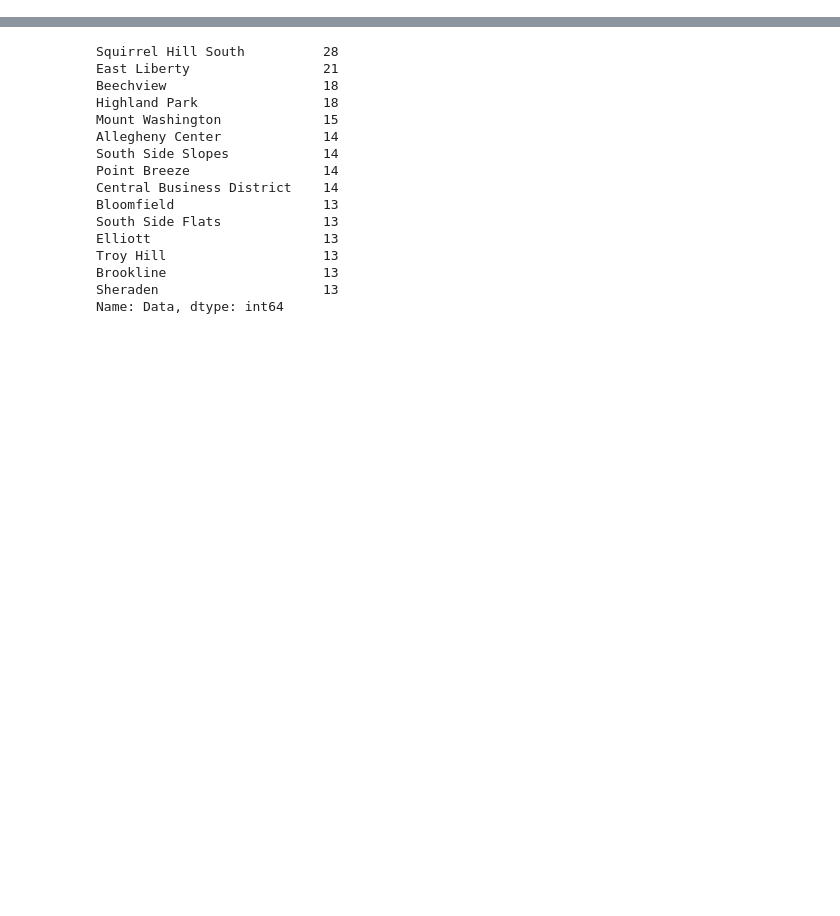
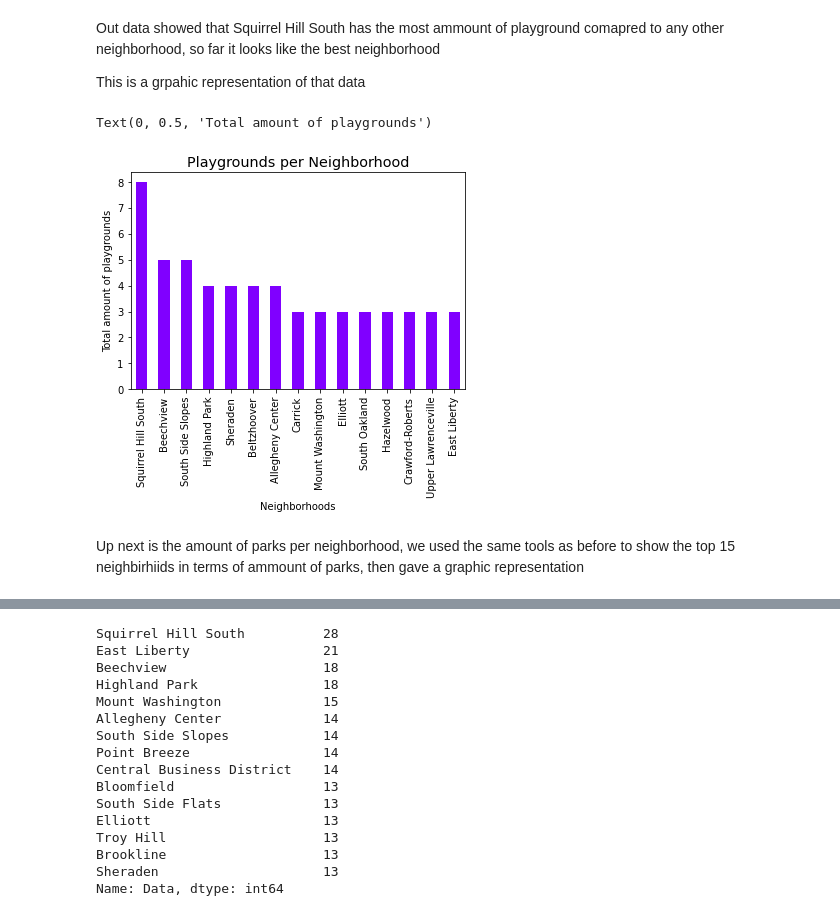
Before and after one commit to jharryking/The-best-neighborhood-in-Pittsburgh, a Jupyter notebook: Final Project.ipynb, the cells around one changed output, grey strips where cells are left out. Drawn from its saved outputs; the diff is of its cells as text; code cells hidden in the pictures; blank space fills up the shorter version.

```diff
--- a/Final Project.ipynb
+++ b/Final Project.ipynb
@@ -7,0 +42,15 @@ dataWater = pd.read_csv('https://data.wprdc.org/datastore/dump/513290a6-2bac-4e4
+# %% [markdown]
+Out data showed that Squirrel Hill South has the most ammount of playground comapred to any other neighborhood, so far it looks like the best neighborhood
+
+This is a grpahic representation of that data
+# %%
+dataPlaygrounds['neighborhood'].value_counts()[:15].plot.bar(colormap = "rainbow")
+plt.style.use('classic')
+plt.title('Playgrounds per Neighborhood')
+plt.xlabel('Neighborhoods')
+plt.ylabel('Total amount of playgrounds')
+# %% [output]
+Text(0, 0.5, 'Total amount of playgrounds')
+[figure, added]
+# %% [markdown]
+Up next is the amount of parks per neighborhood, we used the same tools as before to show the top 15 neighbirhiids in terms of ammount of parks, then gave a graphic representation
```
Also changed, not shown: parts of 16 cells of this notebook.
